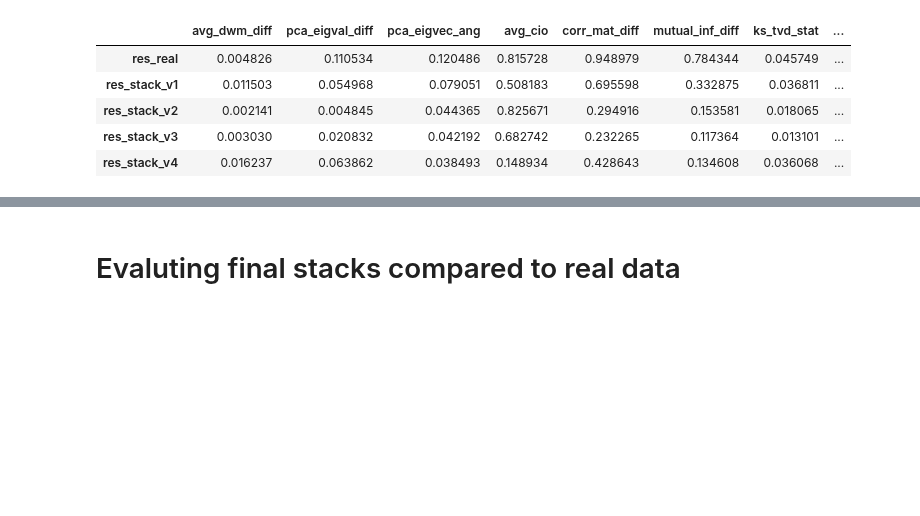
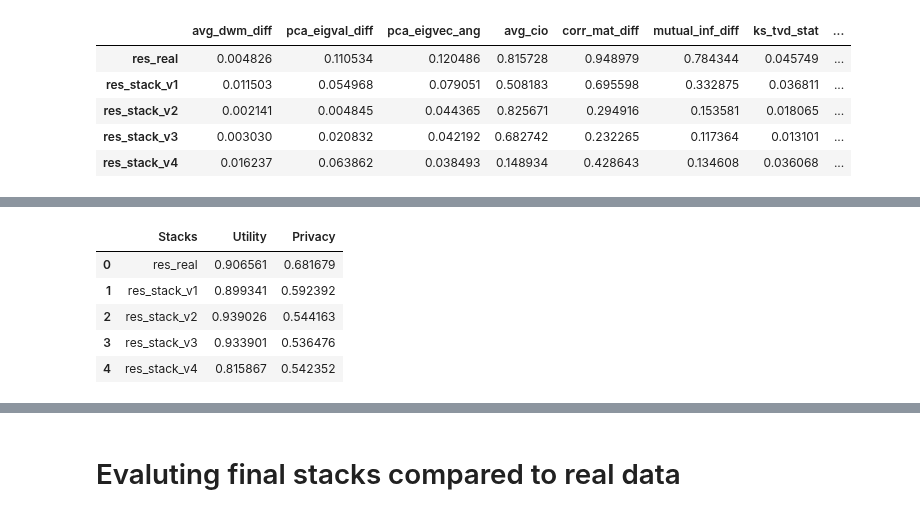
Before and after one commit to LucasBrynk/synthe_size_me, a Jupyter notebook: penguins_syn/penguins_BN_syn.ipynb, the cells around one changed output, grey strips where cells are left out. Saved outputs shown, nothing was run; the diff lists cells and outputs as text; code cells hidden in the pictures; blank space fills up the shorter version.

```diff
--- a/penguins_syn/penguins_BN_syn.ipynb
+++ b/penguins_syn/penguins_BN_syn.ipynb
@@ -800,0 +802,20 @@ plt.show()
+# %%
+overall_res = pd.DataFrame({"Stacks": eval_str})
+
+pr_res, ut_res = [], []
+
+for i in range(len(eval_results)):
+    pr_res.append(np.mean(eval_results[i][eval_results[i]['dim'] == 'p']['n_val']))
+    ut_res.append(np.mean(eval_results[i][eval_results[i]['dim'] == 'u']['n_val']))
+
+overall_res["Utility"] = ut_res
+overall_res["Privacy"] = pr_res
+
+overall_res
+# %% [output]
+|  | Stacks | Utility | Privacy |
+| 0 | res_real | 0.906561 | 0.681679 |
+| 1 | res_stack_v1 | 0.899341 | 0.592392 |
+| 2 | res_stack_v2 | 0.939026 | 0.544163 |
+| 3 | res_stack_v3 | 0.933901 | 0.536476 |
+| 4 | res_stack_v4 | 0.815867 | 0.542352 |
```
Also changed, not shown: parts of 15 cells of this notebook.
